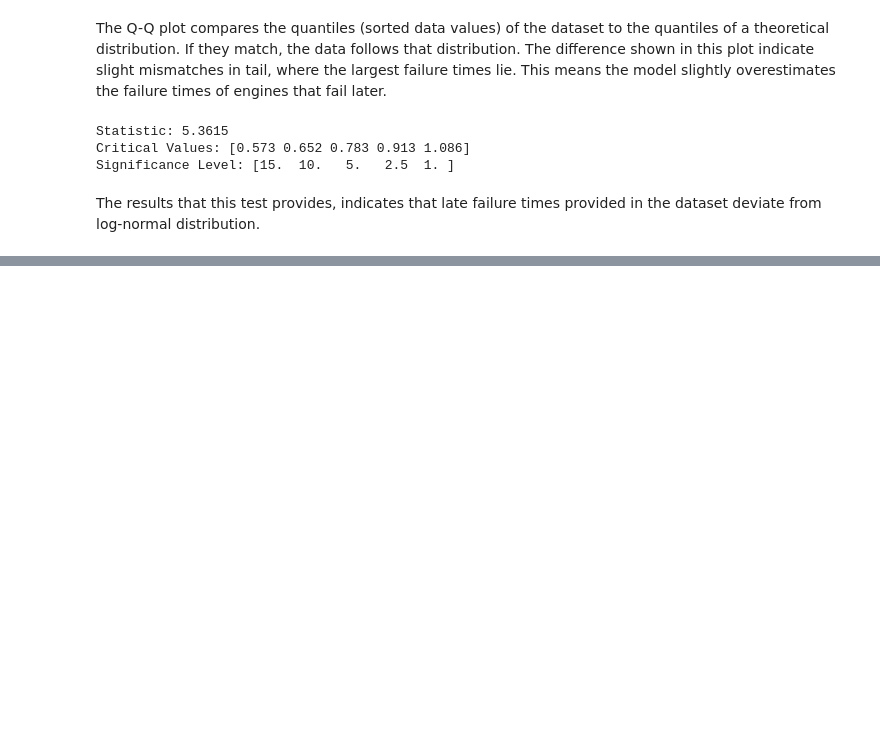
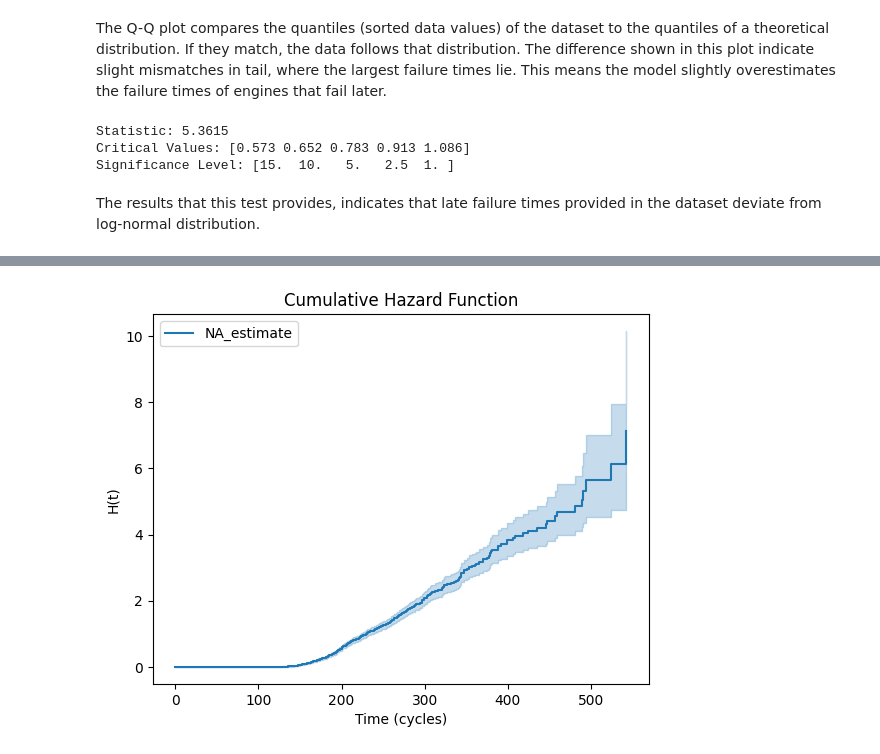
Before and after one commit to sofiatqsevskaa/engine-failure-analysis, a Jupyter notebook: train_set_statistical_analysis.ipynb, the cells around one changed output, grey strips where cells are left out. Cells and saved outputs as stored; diff of their text form; code cells hidden in the pictures; blank space fills up the shorter version.

```diff
--- a/train_set_statistical_analysis.ipynb
+++ b/train_set_statistical_analysis.ipynb
@@ -200,0 +239,13 @@ plt.show()
+# %%
+from lifelines import NelsonAalenFitter
+
+naf = NelsonAalenFitter()
+naf.fit(failure_times)
+
+naf.plot_cumulative_hazard()
+plt.title("Cumulative Hazard Function")
+plt.xlabel("Time (cycles)")
+plt.ylabel("H(t)")
+plt.show()
+# %% [output]
+[figure, added]
```
Also changed, not shown: parts of 8 cells of this notebook.
